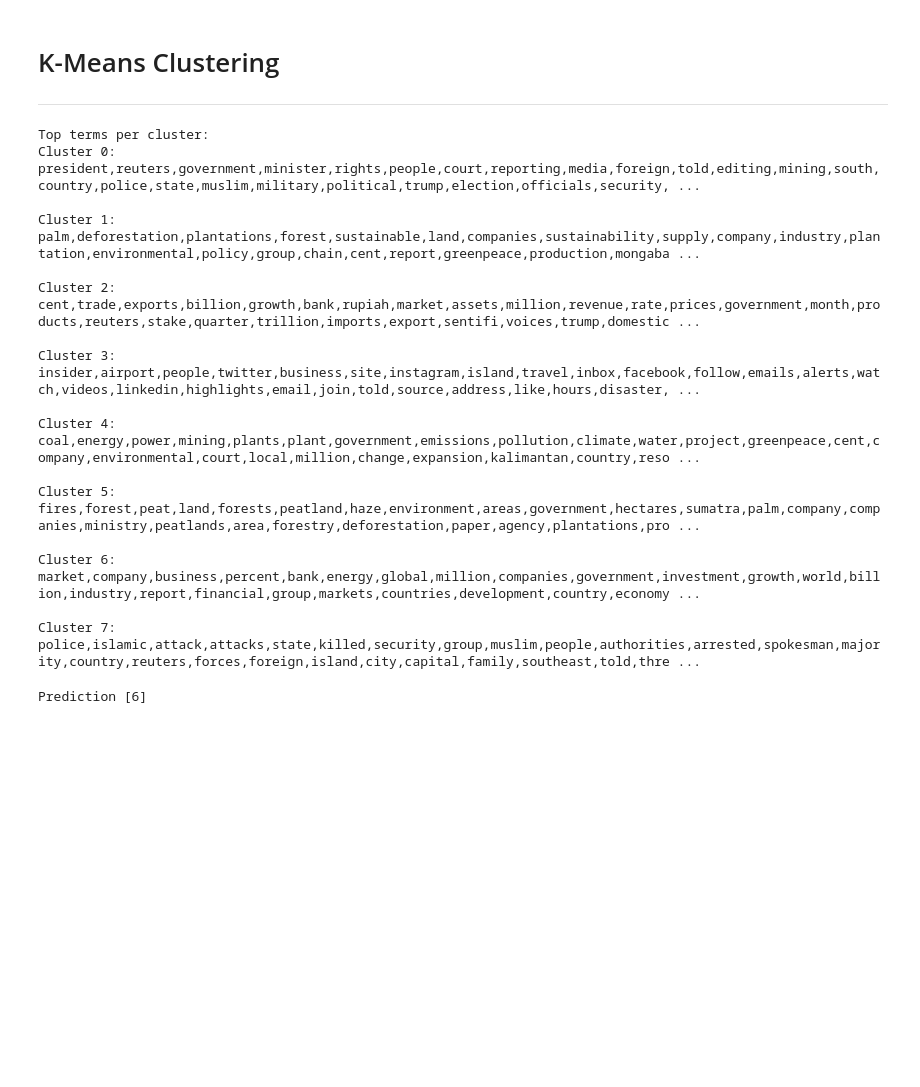
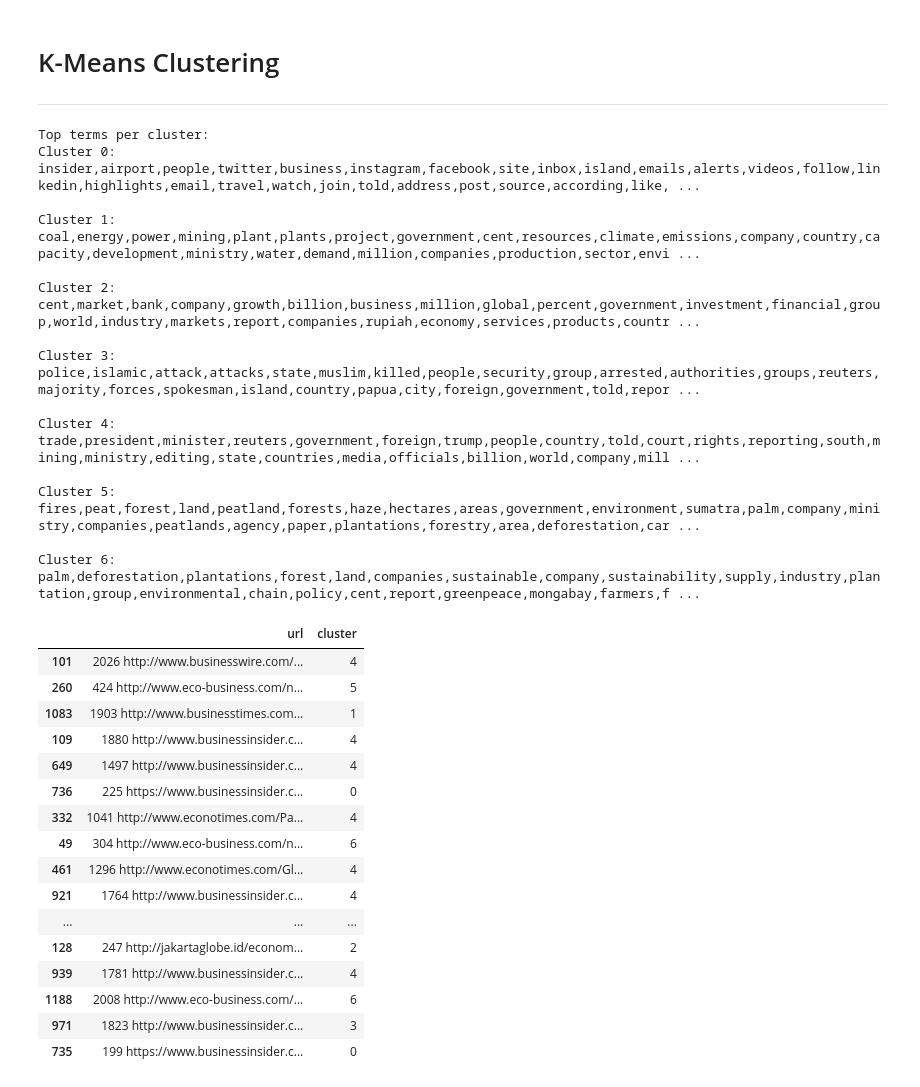
Before and after one commit to ProjectA3BD/nlp, a Jupyter notebook: News Clustering.ipynb, the cells around one changed output. Saved outputs shown, nothing was run; the diff lists cells and outputs as text; code cells hidden in the pictures; blank space fills up the shorter version.

```diff
--- a/News Clustering.ipynb
+++ b/News Clustering.ipynb
@@ -90,8 +109,8 @@ from sklearn.feature_extraction.text import TfidfVectorizer
 from sklearn.cluster import KMeans
 from sklearn.metrics import adjusted_rand_score
 
-true_k = 8
-model = KMeans(n_clusters=true_k, init='k-means++', max_iter=100, n_init=1)
+true_k = 7
+model = KMeans(n_clusters=true_k, init='k-means++',  max_iter=100, n_init=2)
 model.fit(X_train_dtm)
 
 print("Top terms per cluster:")
@@ -108,27 +127,44 @@ for i in range(true_k):
     print("Cluster %d:" % i, ','.join(t),'\n')
 # %% [output]
 Top terms per cluster:
-Cluster 0: president,reuters,government,minister,rights,people,court,reporting,media,foreign,told,editing,mining,south,country,police,state,muslim,military,political,trump,election,officials,security, ...
+Cluster 0: insider,airport,people,twitter,business,instagram,facebook,site,inbox,island,emails,alerts,videos,follow,linkedin,highlights,email,travel,watch,join,told,address,post,source,according,like, ...
 
-Cluster 1: palm,deforestation,plantations,forest,sustainable,land,companies,sustainability,supply,company,industry,plantation,environmental,policy,group,chain,cent,report,greenpeace,production,mongaba ...
+Cluster 1: coal,energy,power,mining,plant,plants,project,government,cent,resources,climate,emissions,company,country,capacity,development,ministry,water,demand,million,companies,production,sector,envi ...
 
-Cluster 2: cent,trade,exports,billion,growth,bank,rupiah,market,assets,million,revenue,rate,prices,government,month,products,reuters,stake,quarter,trillion,imports,export,sentifi,voices,trump,domestic ...
+Cluster 2: cent,market,bank,company,growth,billion,business,million,global,percent,government,investment,financial,group,world,industry,markets,report,companies,rupiah,economy,services,products,countr ...
 
-Cluster 3: insider,airport,people,twitter,business,site,instagram,island,travel,inbox,facebook,follow,emails,alerts,watch,videos,linkedin,highlights,email,join,told,source,address,like,hours,disaster, ...
+Cluster 3: police,islamic,attack,attacks,state,muslim,killed,people,security,group,arrested,authorities,groups,reuters,majority,forces,spokesman,island,country,papua,city,foreign,government,told,repor ...
 
-Cluster 4: coal,energy,power,mining,plants,plant,government,emissions,pollution,climate,water,project,greenpeace,cent,company,environmental,court,local,million,change,expansion,kalimantan,country,reso ...
+Cluster 4: trade,president,minister,reuters,government,foreign,trump,people,country,told,court,rights,reporting,south,mining,ministry,editing,state,countries,media,officials,billion,world,company,mill ...
 
-Cluster 5: fires,forest,peat,land,forests,peatland,haze,environment,areas,government,hectares,sumatra,palm,company,companies,ministry,peatlands,area,forestry,deforestation,paper,agency,plantations,pro ...
+Cluster 5: fires,peat,forest,land,peatland,forests,haze,hectares,areas,government,environment,sumatra,palm,company,ministry,companies,peatlands,agency,paper,plantations,forestry,area,deforestation,car ...
 
-Cluster 6: market,company,business,percent,bank,energy,global,million,companies,government,investment,growth,world,billion,industry,report,financial,group,markets,countries,development,country,economy ...
-
-Cluster 7: police,islamic,attack,attacks,state,killed,security,group,muslim,people,authorities,arrested,spokesman,majority,country,reuters,forces,foreign,island,city,capital,family,southeast,told,thre ...
+Cluster 6: palm,deforestation,plantations,forest,land,companies,sustainable,company,sustainability,supply,industry,plantation,group,environmental,chain,policy,cent,report,greenpeace,mongabay,farmers,f ...
-# %%
-Y = vectorizer.transform(["chrome browser to open."])
-prediction = model.predict(Y)
-print("Prediction", prediction)
-# %% [output]
-Prediction [6]
+# %%
+X_test_dtm = vectorizer.transform(X_test)
+prediction = model.predict(X_test_dtm)
+
+result = pd.DataFrame(i_test)
+result['cluster'] = prediction
+result
+# %% [output]
+|  | url | cluster |
+| 101 | 2026 http://www.businesswire.com/... | 4 |
+| 260 | 424 http://www.eco-business.com/n... | 5 |
+| 1083 | 1903 http://www.businesstimes.com... | 1 |
+| 109 | 1880 http://www.businessinsider.c... | 4 |
+| 649 | 1497 http://www.businessinsider.c... | 4 |
+| 736 | 225 https://www.businessinsider.c... | 0 |
+| 332 | 1041 http://www.econotimes.com/Pa... | 4 |
+| 49 | 304 http://www.eco-business.com/n... | 6 |
+| 461 | 1296 http://www.econotimes.com/Gl... | 4 |
+| 921 | 1764 http://www.businessinsider.c... | 4 |
+| ... | ... | ... |
+| 128 | 247 http://jakartaglobe.id/econom... | 2 |
+| 939 | 1781 http://www.businessinsider.c... | 4 |
+| 1188 | 2008 http://www.eco-business.com/... | 6 |
+| 971 | 1823 http://www.businessinsider.c... | 3 |
+| 735 | 199 https://www.businessinsider.c... | 0 |
 # %%
 #set up cluster names using a dict
 
```
Also changed, not shown: parts of 17 cells of this notebook.
